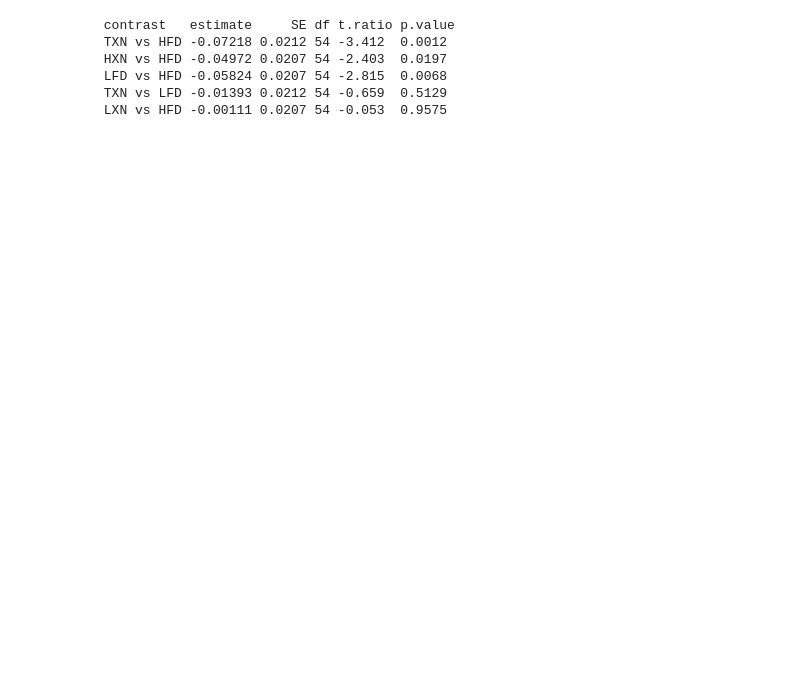
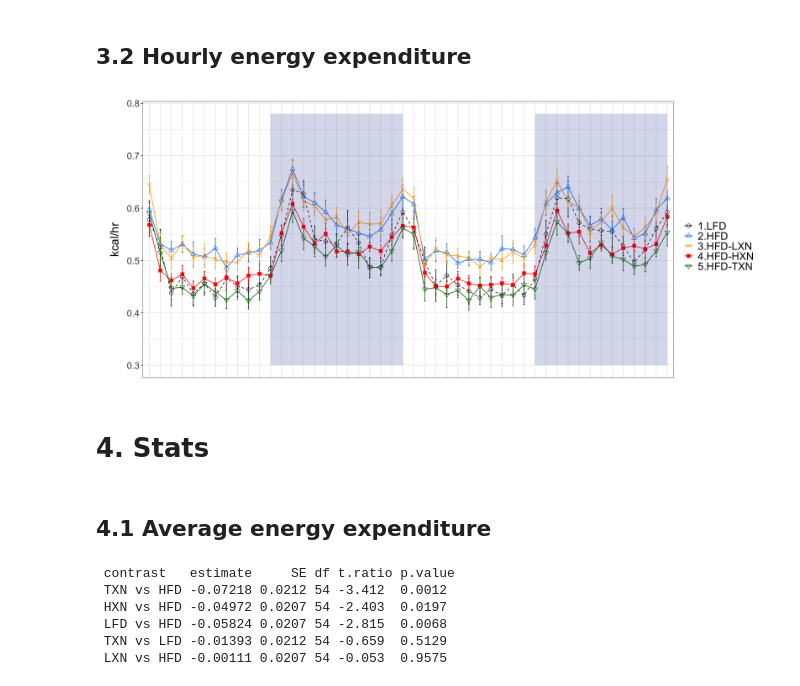
Before and after one commit to zhangyang2017/temp, a Jupyter notebook: metab.ipynb, the cells around one changed output. Cells and saved outputs as stored; diff of their text form; code cells hidden in the pictures; blank space fills up the shorter version.

```diff
--- a/metab.ipynb
+++ b/metab.ipynb
@@ -37,0 +152,31 @@ median_EE_dk<- profile %>% group_by(MouseID, Diet, Cycle) %>% summarise(medEE =
+# %% [markdown]
+## 3.2 Hourly energy expenditure
+# %%
+EE <- ggline(profile, x = "Time", y = "EE", group = "Diet",
+       add = "mean_se", color = "Diet", palette = mycolor,
+       ylab = "kcal/hr", xlab = "",
+       linetype = "Diet", shape = "Diet",
+       point.size = 1.5,
+       ggtheme = theme_bw())
+
+
+EE <- EE +
+    annotate("rect", xmin="Cycle1:17:00-18:00", xmax="Cycle1:05:00-06:00", ymin=0.3, ymax=0.78,
+             alpha=0.2, fill="#303F9F") +
+    annotate("rect", xmin="Cycle2:17:00-18:00", xmax="Cycle2:05:00-06:00", ymin=0.3, ymax=0.78,
+             alpha=0.2, fill="#303F9F")
+
+options(repr.plot.width = 16, repr.plot.height = 7, repr.plot.res = 150)
+
+(EE <- EE + scale_linetype_manual(values=c("dashed", "solid", "solid", "solid", "solid")) +
+    scale_shape_manual(values = shapes) +
+    theme(axis.title.y = element_text(size = 20, margin = margin(t=0, r=10, b=0, l=10)),
+          axis.text.y = element_text(size = 16),
+          axis.text.x = element_blank(),
+          axis.ticks.x = element_blank(),
+          legend.title = element_text(size = 15, face = "bold", colour = "white"),
+          legend.text = element_text(size = 18),
+          legend.position = "right",
+          plot.margin = unit(c(0.5,0.5,0,0.5), "cm")))
+# %% [output]
+[figure, added]
@@ -38,3 +185,7 @@ median_EE_dk<- profile %>% group_by(MouseID, Diet, Cycle) %>% summarise(medEE =
+# %% [markdown]
+# 4. Stats
+# %% [markdown]
+## 4.1 Average energy expenditure
 # %%
 model_lt <- lm(medEE ~ Diet, data=median_EE_lt)
 leastsquare <- lsmeans(model_lt, "Diet")
```
Also changed, not shown: parts of 35 cells of this notebook.
